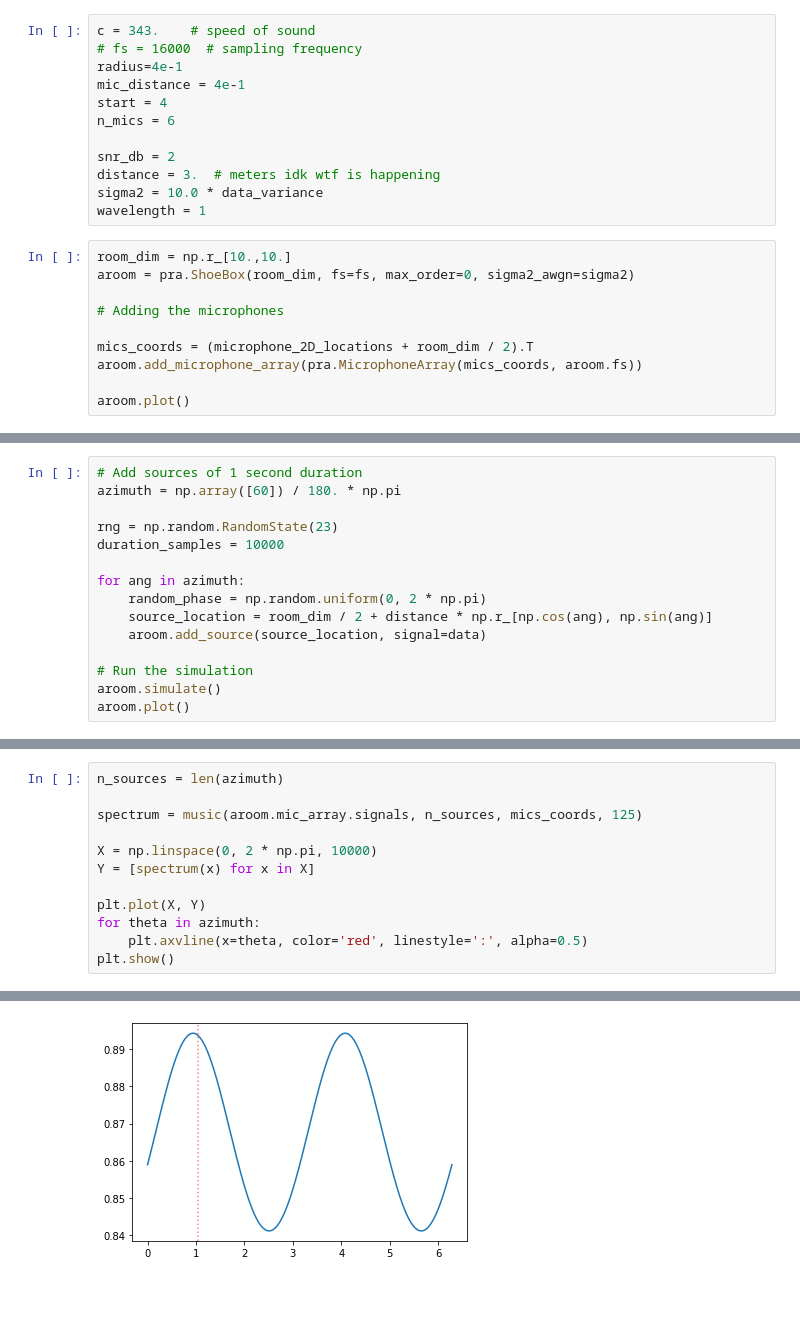
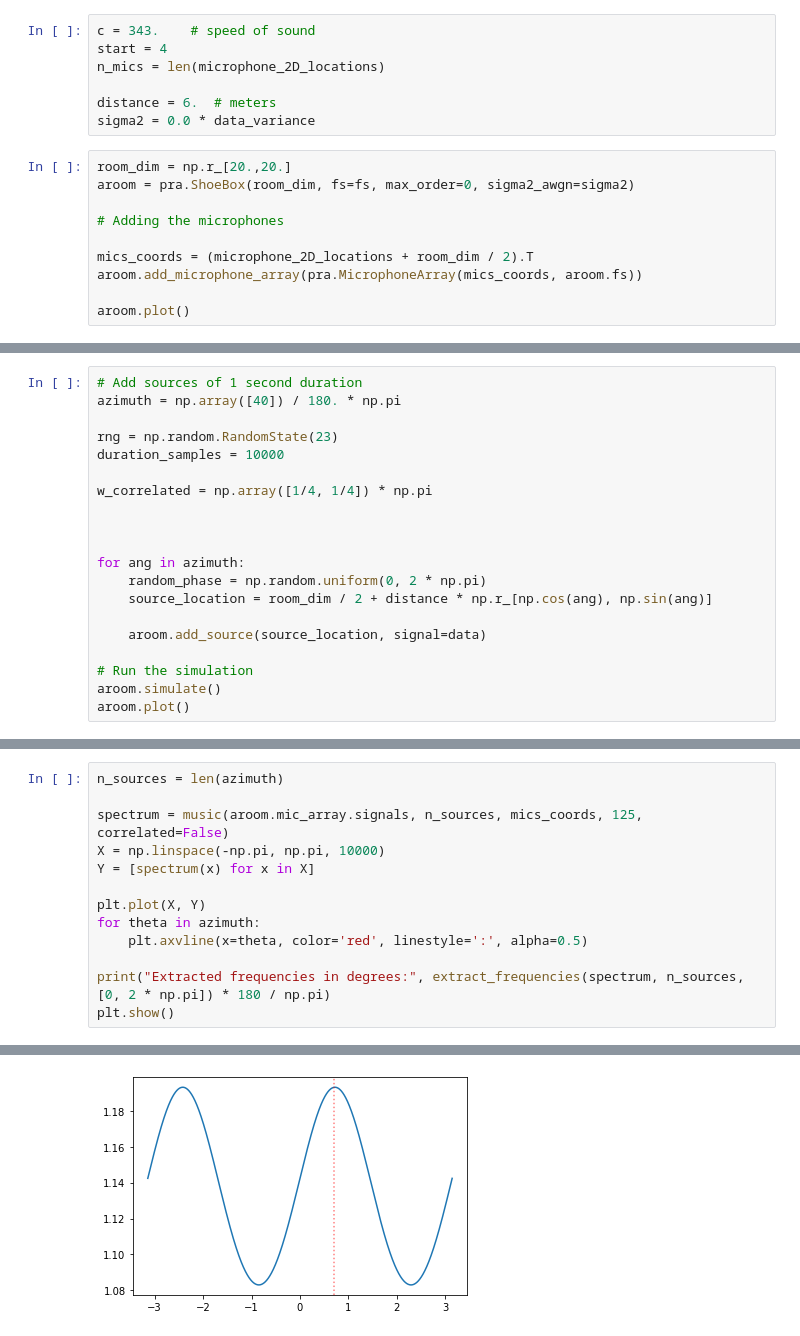
Before and after one commit to MichelDucartier/music_doa, a Jupyter notebook: MUSIC_pra.ipynb, the cells around one changed output, grey strips where cells are left out. Drawn from its saved outputs; the diff is of its cells as text; blank space fills up the shorter version.

```diff
--- a/MUSIC_pra.ipynb
+++ b/MUSIC_pra.ipynb
@@ -35,18 +47,13 @@ plt.show()
 [figure]
 # %%
 c = 343.    # speed of sound
-# fs = 16000  # sampling frequency
-radius=4e-1
-mic_distance = 4e-1
 start = 4
-n_mics = 6
+n_mics = len(microphone_2D_locations)
 
-snr_db = 2
-distance = 3.  # meters idk wtf is happening
-sigma2 = 10.0 * data_variance
-wavelength = 1
+distance = 6.  # meters
+sigma2 = 0.0 * data_variance
 # %%
-room_dim = np.r_[10.,10.]
+room_dim = np.r_[20.,20.]
 aroom = pra.ShoeBox(room_dim, fs=fs, max_order=0, sigma2_awgn=sigma2)
 
 # Adding the microphones
@@ -61,13 +68,18 @@ aroom.plot()
 # %%
 # Add sources of 1 second duration
-azimuth = np.array([60]) / 180. * np.pi
+azimuth = np.array([40]) / 180. * np.pi
 
 rng = np.random.RandomState(23)
 duration_samples = 10000
 
+w_correlated = np.array([1/4, 1/4]) * np.pi
+
+
+
 for ang in azimuth:
     random_phase = np.random.uniform(0, 2 * np.pi)
     source_location = room_dim / 2 + distance * np.r_[np.cos(ang), np.sin(ang)]
+
     aroom.add_source(source_location, signal=data)
 
 # Run the simulation
@@ -98,13 +116,14 @@ plt.show()
 # %%
 n_sources = len(azimuth)
 
-spectrum = music(aroom.mic_array.signals, n_sources, mics_coords, 125)
-
-X = np.linspace(0, 2 * np.pi, 10000)
+spectrum = music(aroom.mic_array.signals, n_sources, mics_coords, 125, correlated=False)
+X = np.linspace(-np.pi, np.pi, 10000)
 Y = [spectrum(x) for x in X]
 
 plt.plot(X, Y)
 for theta in azimuth:
     plt.axvline(x=theta, color='red', linestyle=':', alpha=0.5)
+
+print("Extracted frequencies in degrees:", extract_frequencies(spectrum, n_sources, [0, 2 * np.pi]) * 180 / np.pi)
 plt.show()
 # %% [output]
@@ -113 +133 @@ Covariance shape: (24, 24)
-[figure, old version]
+[figure, new version]
```
Also changed, not shown: parts of 16 cells of this notebook, 8 other files.
